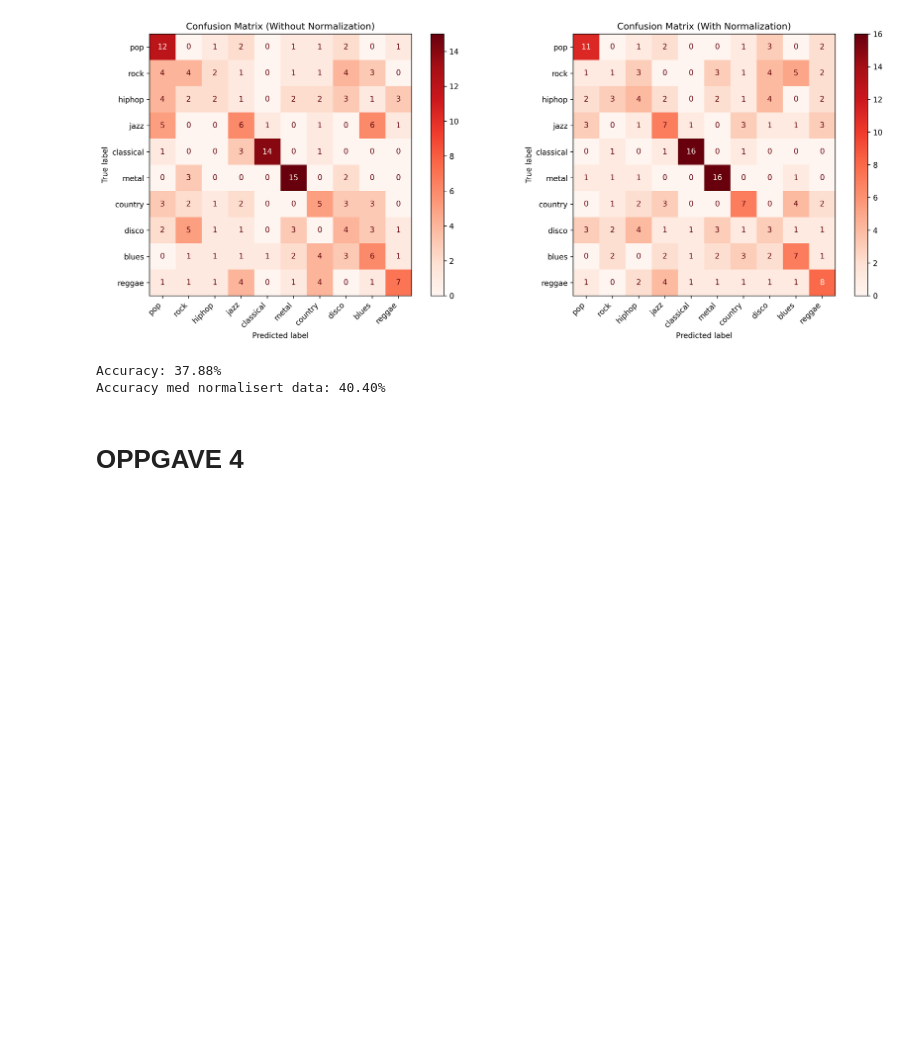
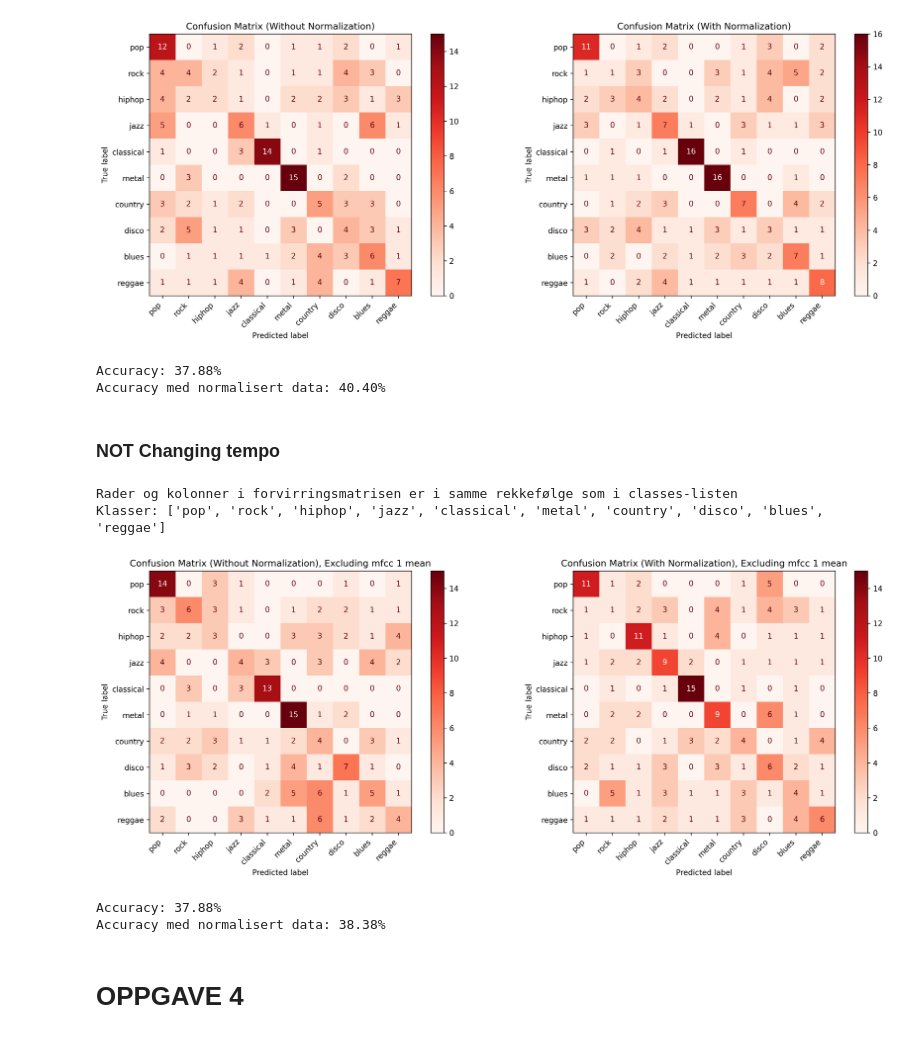
Before and after one commit to TordTr/TTT4275-Music-project, a Jupyter notebook: Tord_loking.ipynb, the cells around one changed output. Cells and saved outputs as stored; diff of their text form; code cells hidden in the pictures; blank space fills up the shorter version.

```diff
--- a/Tord_loking.ipynb
+++ b/Tord_loking.ipynb
@@ -725,6 +774,52 @@ Klasser: ['pop', 'rock', 'hiphop', 'jazz', 'classical', 'metal', 'country', 'dis
 [figure]
 Accuracy: 37.88%
 Accuracy med normalisert data: 40.40%
+# %% [markdown]
+### NOT Changing tempo
+# %%
+
+train_data, test_data = load_genre_data_by_type_ex_feature(GenreClassData)
+classes = ["pop", "rock", "hiphop", "jazz", "classical", "metal", "country", "disco", "blues", "reggae"]
+
+# Eksempelbruk
+k = 5
+conf_matrix = evaluering(train_data, test_data, k)
+print(f"Rader og kolonner i forvirringsmatrisen er i samme rekkefølge som i classes-listen")
+print(f"Klasser: {classes}\n")
+
+# Med normalisert data
+train_scaled_with_name, test_scaled_with_name = load_scaled_data_with_names(train_data, test_data)
+conf_matrix_normalized = evaluering(train_scaled_with_name, test_scaled_with_name, k)
+
+# Plot begge confusion matrices
+fig, ax = plt.subplots(1, 2, figsize=(16, 6), dpi=300)
+
+# Plot 1: Uten normalisering
+disp1 = ConfusionMatrixDisplay(confusion_matrix=conf_matrix, display_labels=classes)
+disp1.plot(ax=ax[0], colorbar=True, cmap='Reds')
+ax[0].set_title('Confusion Matrix (Without Normalization), Excluding mfcc 1 mean')
+ax[0].set_xticklabels(classes, rotation=45, ha='right')
+
+# Plot 2: Med normalisering
+disp2 = ConfusionMatrixDisplay(confusion_matrix=conf_matrix_normalized, display_labels=classes)
+disp2.plot(ax=ax[1], colorbar=True, cmap='Reds')
+ax[1].set_title('Confusion Matrix (With Normalization), Excluding mfcc 1 mean')
+ax[1].set_xticklabels(classes, rotation=45, ha='right')
+
+plt.tight_layout()
+
+#plt.savefig('Figures/cm_NOT_tempo_oppgave_3.png', dpi=300, bbox_inches='tight')  # Lagre figuren som en PNG-fil
+
+plt.show()
+
+print(f"\nAccuracy: {accuracy_percent(conf_matrix):.2f}%")
+print(f"Accuracy med normalisert data: {accuracy_percent(conf_matrix_normalized):.2f}%")
+# %% [output]
+Rader og kolonner i forvirringsmatrisen er i samme rekkefølge som i classes-listen
+Klasser: ['pop', 'rock', 'hiphop', 'jazz', 'classical', 'metal', 'country', 'disco', 'blues', 'reggae']
+[figure, added]
+Accuracy: 37.88%
+Accuracy med normalisert data: 38.38%
 # %% [markdown]
 # OPPGAVE 4
 # %%
```
Also changed, not shown: parts of 12 cells of this notebook, 6 other files.
